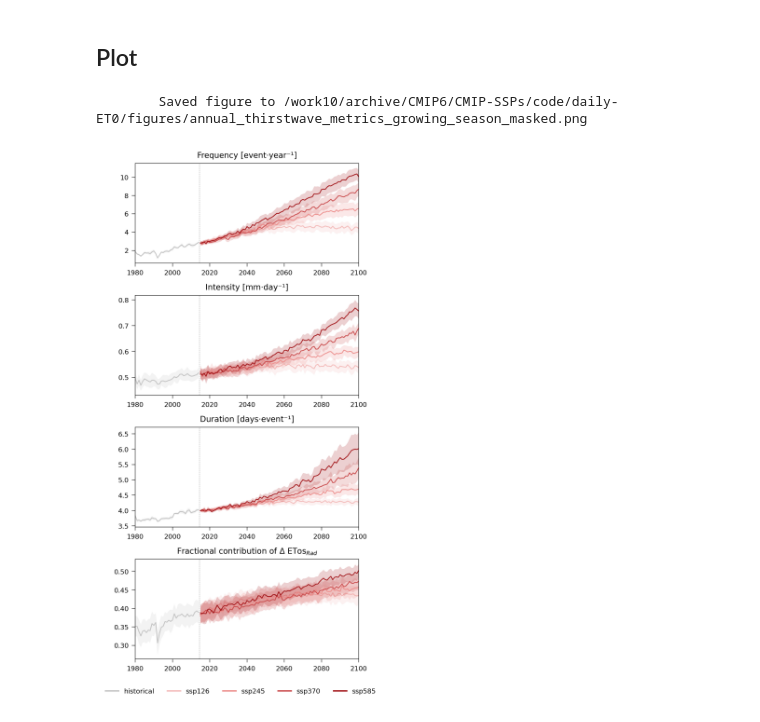
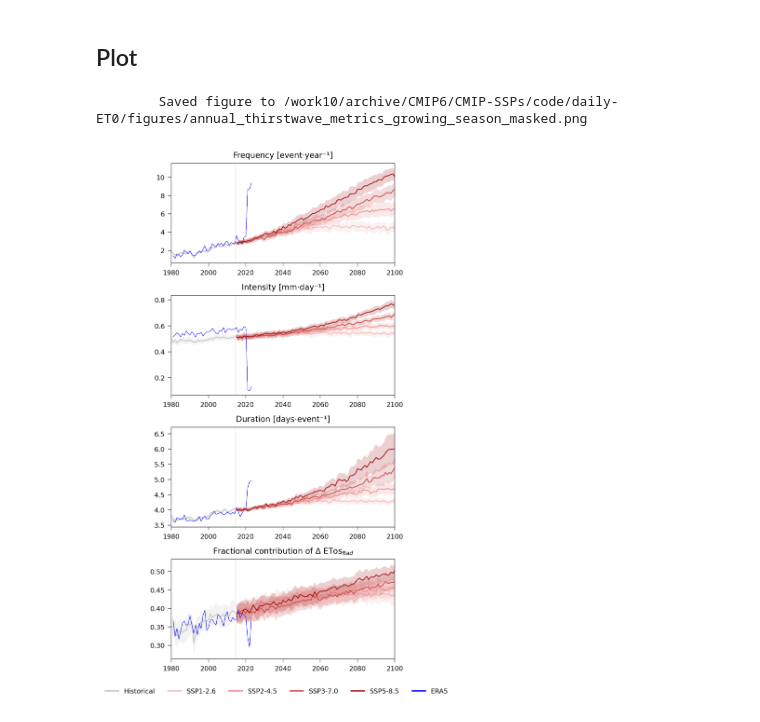
Before and after one commit to froggyalchemist/daily-ET0, a Jupyter notebook: figures/annual_thirswave_metrics_growing_season.ipynb, the cells around one changed output. Saved outputs shown, nothing was run; the diff lists cells and outputs as text; code cells hidden in the pictures.

Commit message:
Add ERA5 data to plot.

```diff
--- a/figures/annual_thirswave_metrics_growing_season.ipynb
+++ b/figures/annual_thirswave_metrics_growing_season.ipynb
@@ -86,11 +119,12 @@ for exp in experiments:
 # %%
 # Line styling for each experiment (color + linewidth), shared across all panels
 EXPERIMENT_STYLE = {
-    "historical": {"color": "#c4c4c4", "linewidth": 0.3, "zorder": 0, "alpha": 0.3},
-    "ssp126": {"color": "#f4bbba", "linewidth": 0.3, "zorder": 1, "alpha": 0.3},
-    "ssp245": {"color": "#ed8e8c", "linewidth": 0.3, "zorder": 2, "alpha": 0.3},
-    "ssp370": {"color": "#cb4d4e", "linewidth": 0.3, "zorder": 3, "alpha": 0.3},
-    "ssp585": {"color": "#a4181c", "linewidth": 0.3, "zorder": 4, "alpha": 0.3},
+    "historical": {"color": "#c4c4c4", "linewidth": 0.3, "zorder": 0, "label": "Historical"},
+    "ssp126": {"color": "#f4bbba", "linewidth": 0.3, "zorder": 1, "label": "SSP1-2.6"},
+    "ssp245": {"color": "#ed8e8c", "linewidth": 0.3, "zorder": 2, "label": "SSP2-4.5"},
+    "ssp370": {"color": "#cb4d4e", "linewidth": 0.3, "zorder": 3, "label": "SSP3-7.0"},
+    "ssp585": {"color": "#a4181c", "linewidth": 0.3, "zorder": 4, "label": "SSP5-8.5"},
+    "era5": {"color": "blue", "linewidth": 0.3, "zorder": 5, "label": "ERA5"},
 }
 
 # Year at which the historical experiment ends and the SSPs begin
@@ -117,10 +151,10 @@ for exp in experiments:
     style = EXPERIMENT_STYLE[exp]
 
     # Plot mean of the 8 models with a thicker line
-    frequency_all[exp]["mean"].plot(ax=axes[0], color=style["color"], linewidth=style["linewidth"]*3, zorder=style["zorder"], alpha=1)
-    intensity_all[exp]["mean"].plot(ax=axes[1], color=style["color"], linewidth=style["linewidth"]*3, zorder=style["zorder"], alpha=1)
-    duration_all[exp]["mean"].plot(ax=axes[2], color=style["color"], linewidth=style["linewidth"]*3, zorder=style["zorder"], alpha=1)
-    rad_frac_all[exp]["mean"].plot(ax=axes[3], color=style["color"], linewidth=style["linewidth"]*3, zorder=style["zorder"], alpha=1)
+    frequency_all[exp]["mean"].plot(ax=axes[0], color=style["color"], linewidth=style["linewidth"]*3, zorder=style["zorder"])
+    intensity_all[exp]["mean"].plot(ax=axes[1], color=style["color"], linewidth=style["linewidth"]*3, zorder=style["zorder"])
+    duration_all[exp]["mean"].plot(ax=axes[2], color=style["color"], linewidth=style["linewidth"]*3, zorder=style["zorder"])
+    rad_frac_all[exp]["mean"].plot(ax=axes[3], color=style["color"], linewidth=style["linewidth"]*3, zorder=style["zorder"])
 
     # Shading represents inter-model spread (mean +- 0.5 std)
     x = intensity_all[exp]["mean"].year
@@ -141,34 +175,41 @@ for exp in experiments:
     rad_frac_lower = rad_frac_all[exp]["mean"] - rad_frac_all[exp]["std"]*0.5
     axes[3].fill_between(x, rad_frac_lower.values, rad_frac_upper.values, color=style["color"], alpha=0.2, linewidth=0)
 
+    # Add ERA5 data in blue
+    style = EXPERIMENT_STYLE["era5"]
+    era5_weighted_mean.event_count.plot(color=style["color"], linewidth=style["linewidth"], ax=axes[0])
+    era5_weighted_mean.intensity.plot(color=style["color"], linewidth=style["linewidth"], ax=axes[1])
+    era5_weighted_mean.mean_duration.plot(color=style["color"], linewidth=style["linewidth"], ax=axes[2])
+    era5_weighted_mean.rad_frac_tw.plot(color=style["color"], linewidth=style["linewidth"], ax=axes[3])
+
 
 for ax in axes:
     ax.axvline(TRANSITION_YEAR+0.5, color="grey", linestyle="--", linewidth=0.4, alpha=0.7) # Dashed grey vertical line marking the end of the historical exp / start of the SSPs
     ax.set_xlim(*XLIM) # X axis from 1980 to 2100
     ax.set_xlabel('')
     ax.set_ylabel('')
 
 axes[0].set_title("Frequency [event·year⁻¹]")
 axes[1].set_title("Intensity [mm·day⁻¹]")
 axes[2].set_title("Duration [days·event⁻¹]")
 axes[3].set_title(r"Fractional contribution of $\Delta$ ETos$_{Rad}$")
 
 # Shared legend for the whole figure
 legend_handles = [
-    Line2D([0], [0], color=style["color"], linewidth=1.5, alpha=1, label=exp)
+    Line2D([0], [0], color=style["color"], linewidth=1.5, alpha=1, label=style['label'])
     for exp, style in EXPERIMENT_STYLE.items()
 ]
-fig.legend(handles=legend_handles, loc="lower center", ncol=5, bbox_to_anchor=(0.5, -0.04), frameon=False)
+fig.legend(handles=legend_handles, loc="lower center", ncol=6, bbox_to_anchor=(0.5, -0.04), frameon=False)
 
 fig.tight_layout()
 #fig.subplots_adjust(wspace=0.3, hspace=0.4)
 
 # Export to png
 outdir = Path(".")
 outdir.mkdir(exist_ok=True)
 outpath = outdir / f"annual_thirstwave_metrics_growing_season_masked.png"
 fig.savefig(outpath, dpi=300, bbox_inches="tight")
 print(f"\n\tSaved figure to {outpath.resolve()}")
 # %% [output]
         Saved figure to /work10/archive/CMIP6/CMIP-SSPs/code/daily-ET0/figures/annual_thirstwave_metrics_growing_season_masked.png
-[figure, old version]
+[figure, new version]
```
Also changed, not shown: parts of 2 cells of this notebook, 1 other file.
